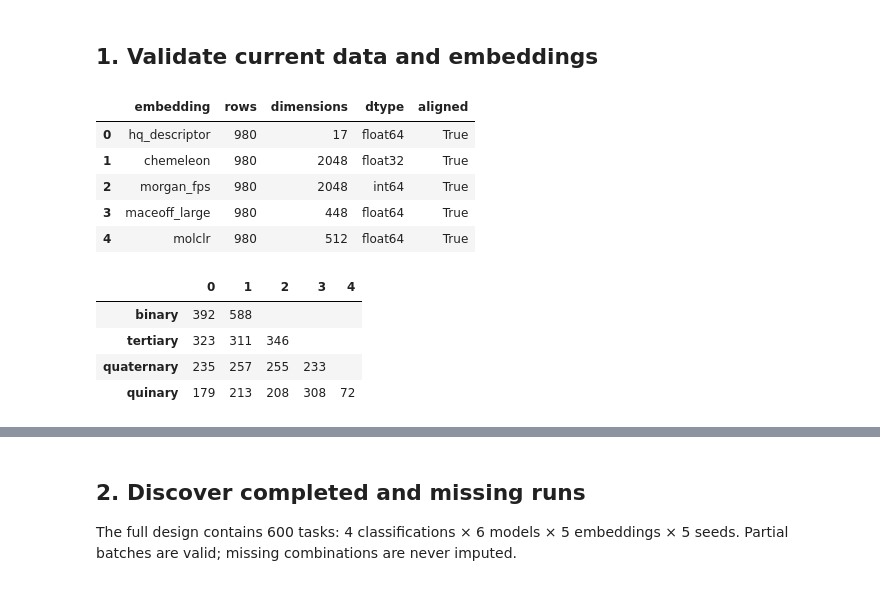
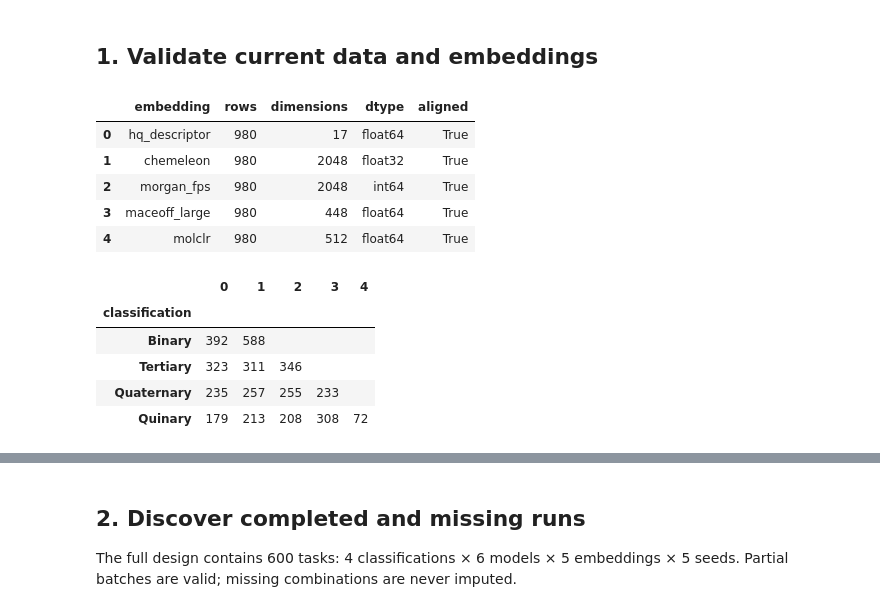
Before and after one commit to CABackman/fm-4-em, a Jupyter notebook: 08_CLASSIFICATION/02_IS_classification_evaluation.ipynb, the cells around one changed output, grey strips where cells are left out. Drawn from its saved outputs; the diff is of its cells as text; code cells hidden in the pictures.

```diff
--- a/08_CLASSIFICATION/02_IS_classification_evaluation.ipynb
+++ b/08_CLASSIFICATION/02_IS_classification_evaluation.ipynb
@@ -51,37 +51,42 @@ if missing_targets:
 
 embedding_rows = []
 embedding_paths = {}
 for embedding in EMBEDDINGS:
     path = EMBEDDINGS_DIR / f'{embedding}_embeddings.npy'
     matrix = np.load(path, mmap_mode='r')
     embedding_paths[embedding] = path
     embedding_rows.append({
         'embedding': embedding, 'rows': matrix.shape[0],
         'dimensions': matrix.shape[1] if matrix.ndim == 2 else np.nan,
         'dtype': str(matrix.dtype), 'aligned': matrix.shape[0] == len(classification_df),
     })
 embedding_summary = pd.DataFrame(embedding_rows)
 if not embedding_summary['aligned'].all():
     raise ValueError('At least one embedding is not aligned with the dataset.')
 
 class_counts = pd.concat(
     [classification_df[name].value_counts().sort_index().rename(name) for name in CLASSIFICATIONS],
     axis=1,
 ).T
+# rename binary, tertiary etc to Binary, Tertiary etc for better readability in plots
+class_counts['classification'] = class_counts.index.str.capitalize()
+class_counts = class_counts.set_index('classification')
+
 display(embedding_summary)
 display(class_counts.style.format('{:.0f}', na_rep=''))
 # %% [output]
 |  | embedding | rows | dimensions | dtype | aligned |
 | 0 | hq_descriptor | 980 | 17 | float64 | True |
 | 1 | chemeleon | 980 | 2048 | float32 | True |
 | 2 | morgan_fps | 980 | 2048 | int64 | True |
 | 3 | maceoff_large | 980 | 448 | float64 | True |
 | 4 | molclr | 980 | 512 | float64 | True |
 |  | 0 | 1 | 2 | 3 | 4 |
-| binary | 392 | 588 |  |  |  |
-| tertiary | 323 | 311 | 346 |  |  |
-| quaternary | 235 | 257 | 255 | 233 |  |
-| quinary | 179 | 213 | 208 | 308 | 72 |
+| classification |  |  |  |  |  |
+| Binary | 392 | 588 |  |  |  |
+| Tertiary | 323 | 311 | 346 |  |  |
+| Quaternary | 235 | 257 | 255 | 233 |  |
+| Quinary | 179 | 213 | 208 | 308 | 72 |
 # %%
 fig, axes = plt.subplots(1, 2, figsize=(14, 4))
 class_counts.plot(kind='bar', stacked=True, ax=axes[0], colormap='viridis')
```
Also changed, not shown: parts of 11 cells of this notebook, 8 other files.
